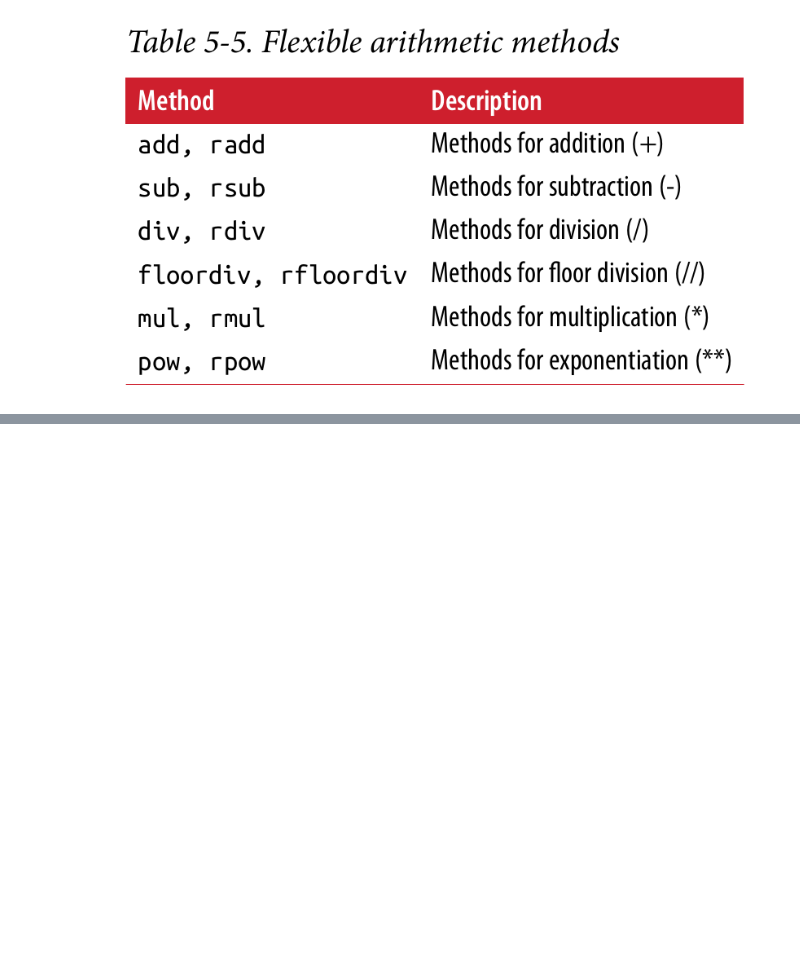
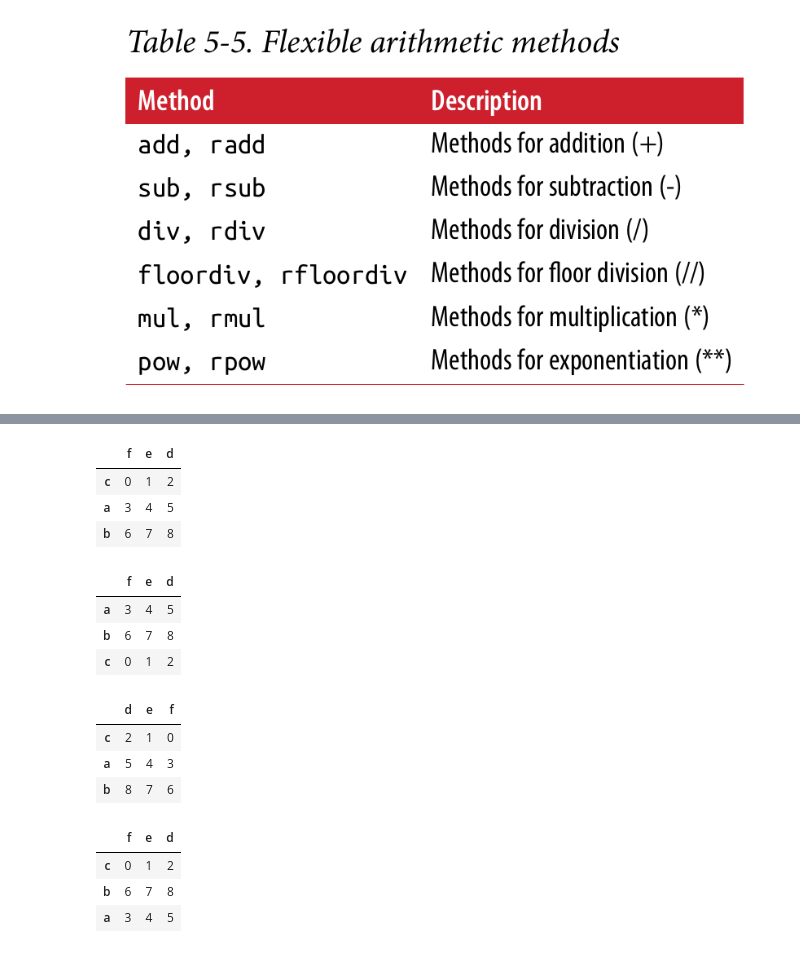
Before and after one commit to SianRods/PythonSourceFiles, a Jupyter notebook: Pandas-Practice/Introduction_Pandas.ipynb, the cells around one changed output, grey strips where cells are left out. Drawn from its saved outputs; the diff is of its cells as text; code cells hidden in the pictures; blank space fills up the shorter version.

```diff
--- a/Pandas-Practice/Introduction_Pandas.ipynb
+++ b/Pandas-Practice/Introduction_Pandas.ipynb
@@ -940,0 +969,31 @@ new_df1.add(new_df2,fill_value=0)
+# %%
+# Using a Dataframe :
+df_unsort=pd.DataFrame(np.arange(9).reshape(3,3), index=['c','a','b'],columns=['f','e','d'])
+df_unsort
+# %% [output]
+|  | f | e | d |
+| c | 0 | 1 | 2 |
+| a | 3 | 4 | 5 |
+| b | 6 | 7 | 8 |
+# %%
+df_unsort.sort_index() ## Default Sorts the rows (i.e  axis=0)
+# %% [output]
+|  | f | e | d |
+| a | 3 | 4 | 5 |
+| b | 6 | 7 | 8 |
+| c | 0 | 1 | 2 |
+# %%
+df_unsort.sort_index(axis=1)
+# Instead of arranging by default in ascending order we can set the ascending attribute to false for descending order
+# %% [output]
+|  | d | e | f |
+| c | 2 | 1 | 0 |
+| a | 5 | 4 | 3 |
+| b | 8 | 7 | 6 |
+# %%
+df_unsort.sort_index(axis=0,ascending=False)
+# %% [output]
+|  | f | e | d |
+| c | 0 | 1 | 2 |
+| b | 6 | 7 | 8 |
+| a | 3 | 4 | 5 |
```
Also changed, not shown: parts of 15 cells of this notebook.
